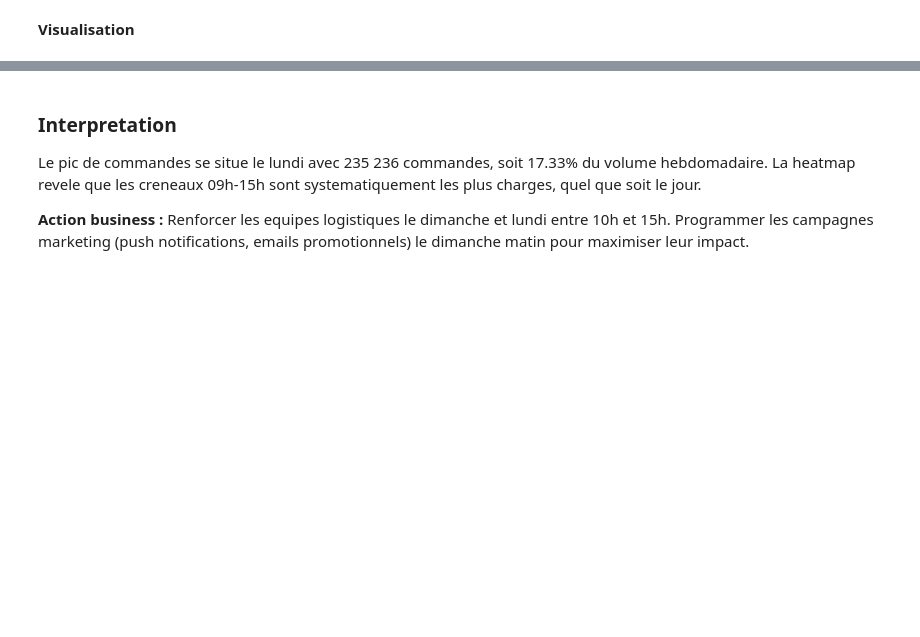
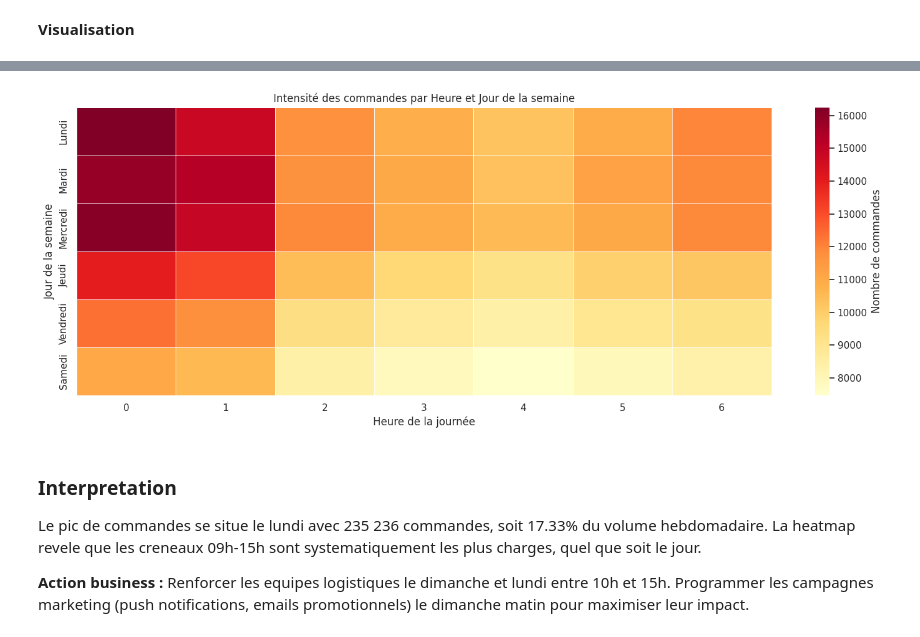
Before and after one commit to MeghCH/NextBuy, a Jupyter notebook: notebook.ipynb, the cells around one changed output, grey strips where cells are left out. Cells and saved outputs as stored; diff of their text form; code cells hidden in the pictures; blank space fills up the shorter version.

```diff
--- a/notebook.ipynb
+++ b/notebook.ipynb
@@ -502,27 +660,35 @@ plt.show()
 # %%
+# 1. Préparation des données (Heatmap heure / jour)
 heatmap_data = (
     df.groupby(["order_dow", "order_hour_of_day"])["order_id"]
     .nunique()
     .unstack(fill_value=0)
 )
 
-valid_idx = [i for i in heatmap_data.index if i in jours]
-heatmap_data = heatmap_data.loc[valid_idx]
+# 2. FIX : On ne garde que les lignes 0 à 6 présentes dans l'index
+# Cela évite le KeyError si order_dow contient 7, 8, 9...
+valeurs_valides = [i for i in heatmap_data.index if i in jours]
+heatmap_data = heatmap_data.loc[valeurs_valides]
+
+# 3. Application des noms de jours
 heatmap_data.index = [jours[i] for i in heatmap_data.index]
 
+# 4. Affichage
 plt.figure(figsize=(18, 6))
 sns.heatmap(
     heatmap_data,
     cmap="YlOrRd",
     annot=False,
-    linewidths=0.3,
-    cbar_kws={"label": "Nombre de commandes"},
+    fmt="d",
+    linewidths=.5,
+    cbar_kws={"label": "Nombre de commandes"}
 )
-plt.title("Intensite des commandes par Heure et Jour de la semaine", fontsize=13, fontweight="bold")
-plt.xlabel("Heure de la journee")
+plt.title("Intensité des commandes par Heure et Jour de la semaine")
+plt.xlabel("Heure de la journée")
 plt.ylabel("Jour de la semaine")
-plt.tight_layout()
 plt.show()
+# %% [output]
+[figure, added]
 # %% [markdown]
 ### Interpretation
 
```
Also changed, not shown: parts of 41 cells of this notebook, 1 other file.
